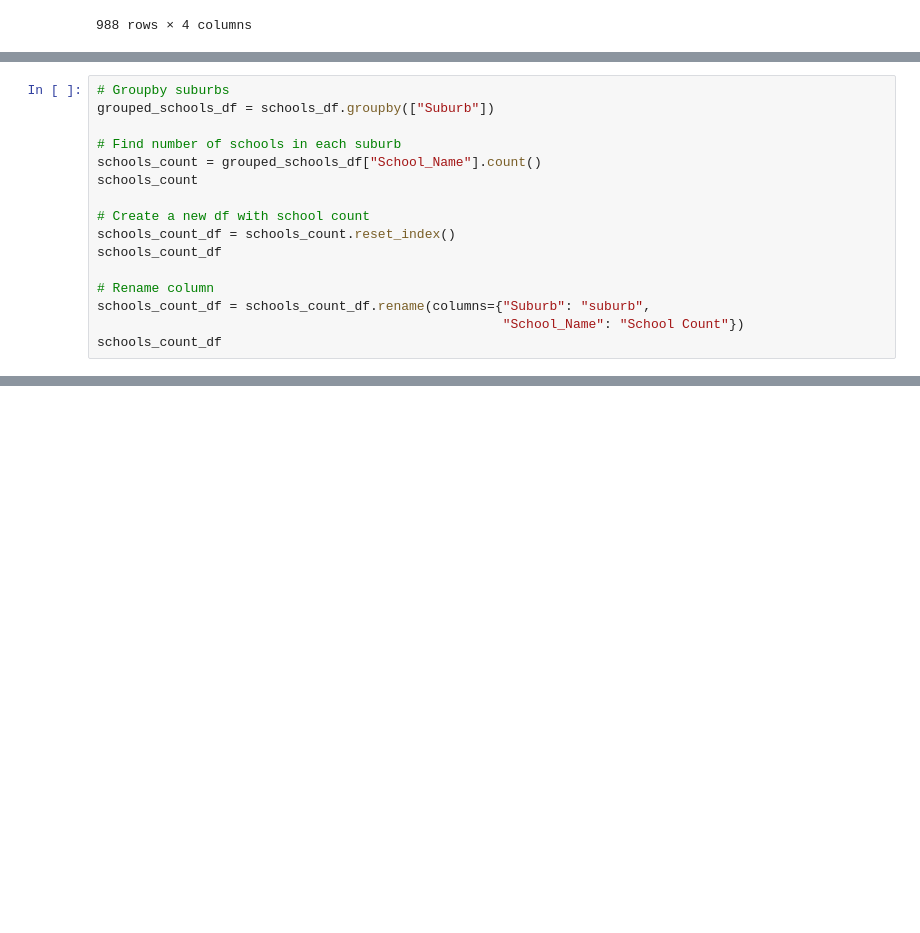
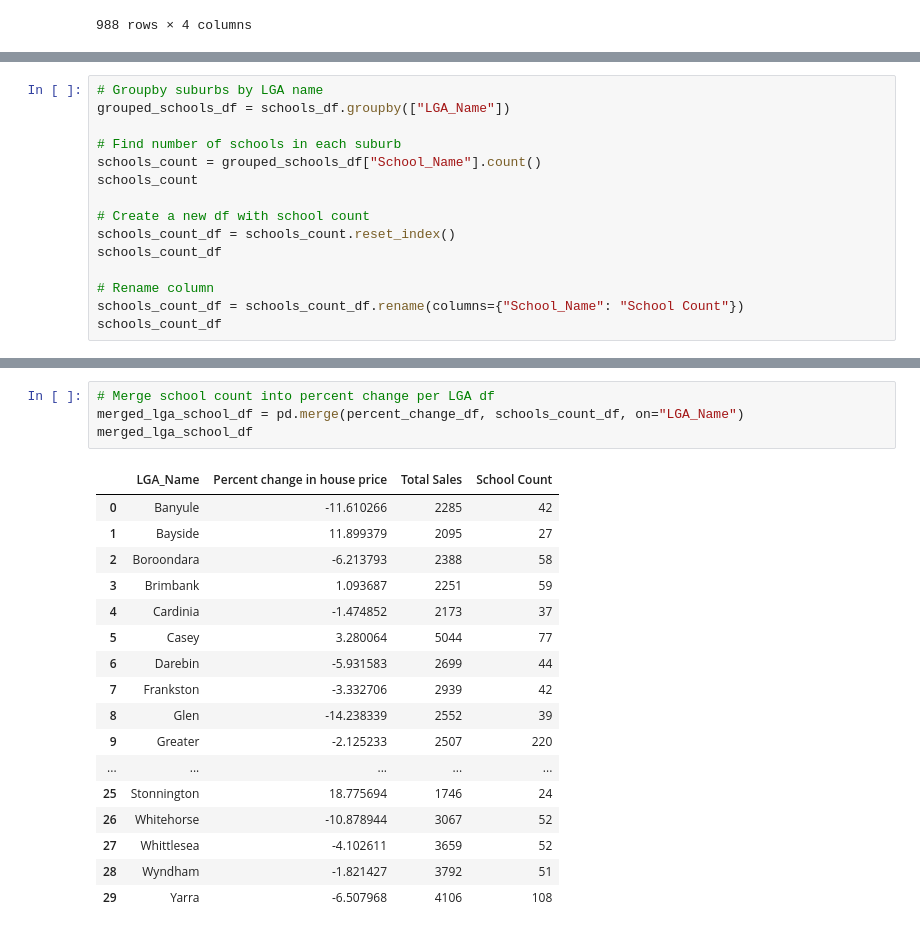
Before and after one commit to jeremychiaa/covid-victorian-real-estate, a Jupyter notebook: cleaned_schools.ipynb, the cells around one changed output, grey strips where cells are left out. Drawn from its saved outputs; the diff is of its cells as text; blank space fills up the shorter version.

```diff
--- a/cleaned_schools.ipynb
+++ b/cleaned_schools.ipynb
@@ -140,6 +128,6 @@ cowes2
 # %%
-# Groupby suburbs
-grouped_schools_df = schools_df.groupby(["Suburb"])
+# Groupby suburbs by LGA name
+grouped_schools_df = schools_df.groupby(["LGA_Name"])
 
 # Find number of schools in each suburb
 schools_count = grouped_schools_df["School_Name"].count()
@@ -150,6 +138,5 @@ schools_count_df = schools_count.reset_index()
 schools_count_df
 
 # Rename column
-schools_count_df = schools_count_df.rename(columns={"Suburb": "suburb",
-                                                    "School_Name": "School Count"})
+schools_count_df = schools_count_df.rename(columns={"School_Name": "School Count"})
 schools_count_df
@@ -187,0 +180,22 @@ grouped_suburbs_df.plot(kind="scatter", x="school_count", y="price", grid=True,
+# %%
+# Merge school count into percent change per LGA df
+merged_lga_school_df = pd.merge(percent_change_df, schools_count_df, on="LGA_Name")
+merged_lga_school_df
+# %% [output]
+|  | LGA_Name | Percent change in house price | Total Sales | School Count |
+| 0 | Banyule | -11.610266 | 2285 | 42 |
+| 1 | Bayside | 11.899379 | 2095 | 27 |
+| 2 | Boroondara | -6.213793 | 2388 | 58 |
+| 3 | Brimbank | 1.093687 | 2251 | 59 |
+| 4 | Cardinia | -1.474852 | 2173 | 37 |
+| 5 | Casey | 3.280064 | 5044 | 77 |
+| 6 | Darebin | -5.931583 | 2699 | 44 |
+| 7 | Frankston | -3.332706 | 2939 | 42 |
+| 8 | Glen | -14.238339 | 2552 | 39 |
+| 9 | Greater | -2.125233 | 2507 | 220 |
+| ... | ... | ... | ... | ... |
+| 25 | Stonnington | 18.775694 | 1746 | 24 |
+| 26 | Whitehorse | -10.878944 | 3067 | 52 |
+| 27 | Whittlesea | -4.102611 | 3659 | 52 |
+| 28 | Wyndham | -1.821427 | 3792 | 51 |
+| 29 | Yarra | -6.507968 | 4106 | 108 |
```
Also changed, not shown: parts of 17 cells of this notebook.
